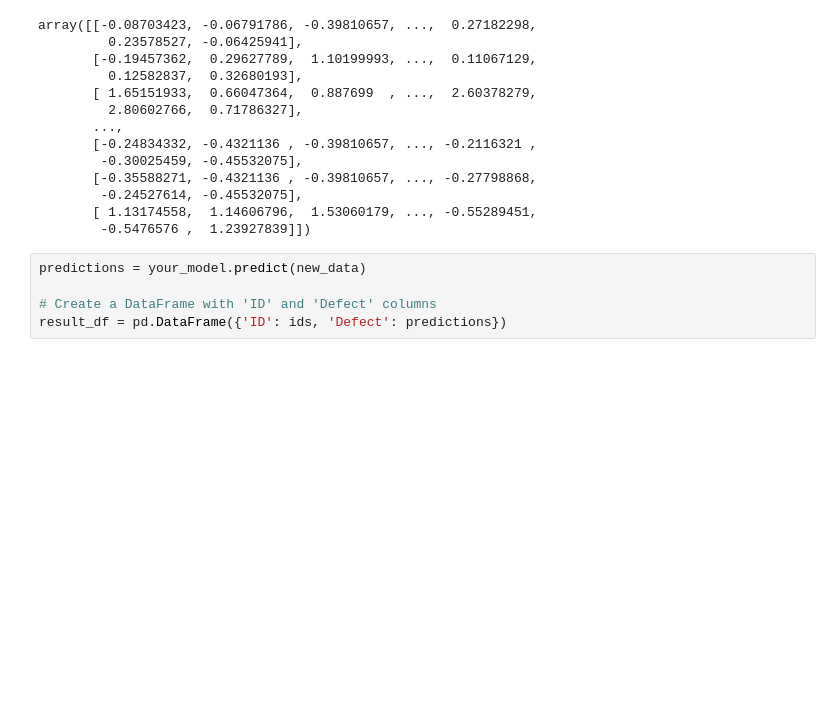
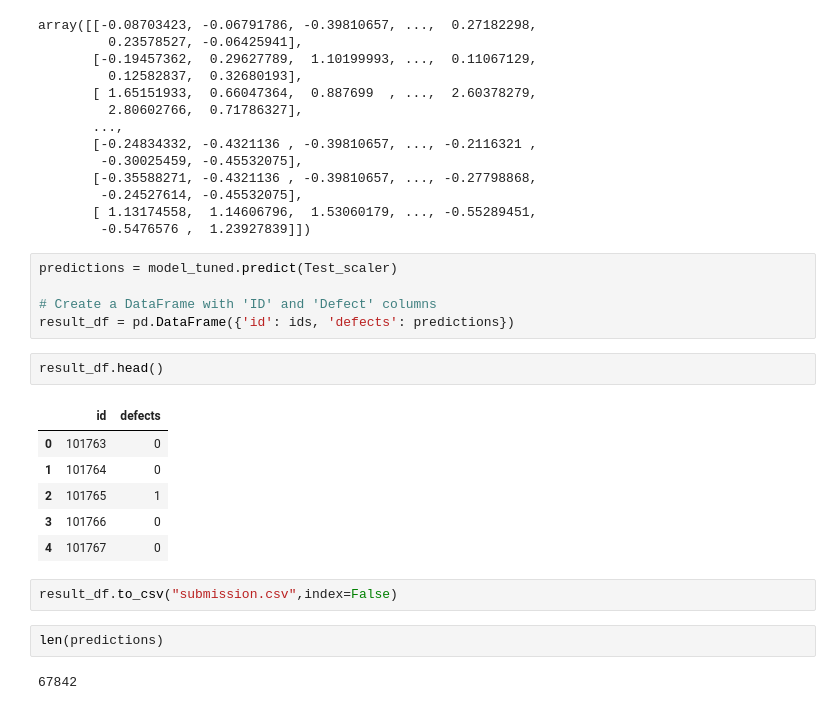
Before and after one commit to siddartha-10/Kaggle, a Jupyter notebook: Binary Classification with a Software Defects Dataset/code.ipynb, the cells around one changed output. Cells and saved outputs as stored; diff of their text form; blank space fills up the shorter version.

```diff
--- a/Binary Classification with a Software Defects Dataset/code.ipynb
+++ b/Binary Classification with a Software Defects Dataset/code.ipynb
@@ -247,7 +247,22 @@ array([[-0.08703423, -0.06791786, -0.39810657, ...,  0.27182298,
        [ 1.13174558,  1.14606796,  1.53060179, ..., -0.55289451,
         -0.5476576 ,  1.23927839]])
 # %%
-predictions = your_model.predict(new_data)
+predictions = model_tuned.predict(Test_scaler)
 
 # Create a DataFrame with 'ID' and 'Defect' columns
-result_df = pd.DataFrame({'ID': ids, 'Defect': predictions})
+result_df = pd.DataFrame({'id': ids, 'defects': predictions})
+# %%
+result_df.head()
+# %% [output]
+|  | id | defects |
+| 0 | 101763 | 0 |
+| 1 | 101764 | 0 |
+| 2 | 101765 | 1 |
+| 3 | 101766 | 0 |
+| 4 | 101767 | 0 |
+# %%
+result_df.to_csv("submission.csv",index=False)
+# %%
+len(predictions)
+# %% [output]
+67842
```
Also changed, not shown: 1 other file.
